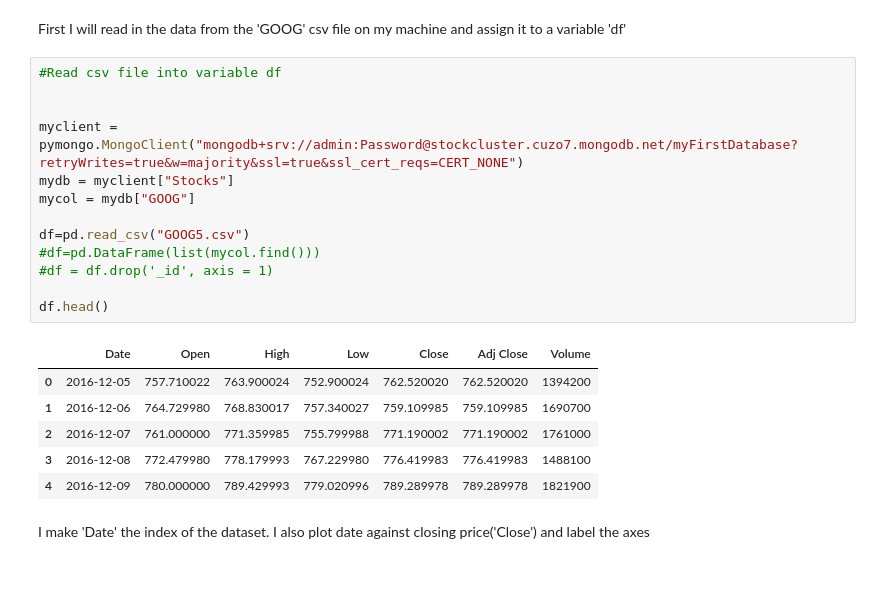
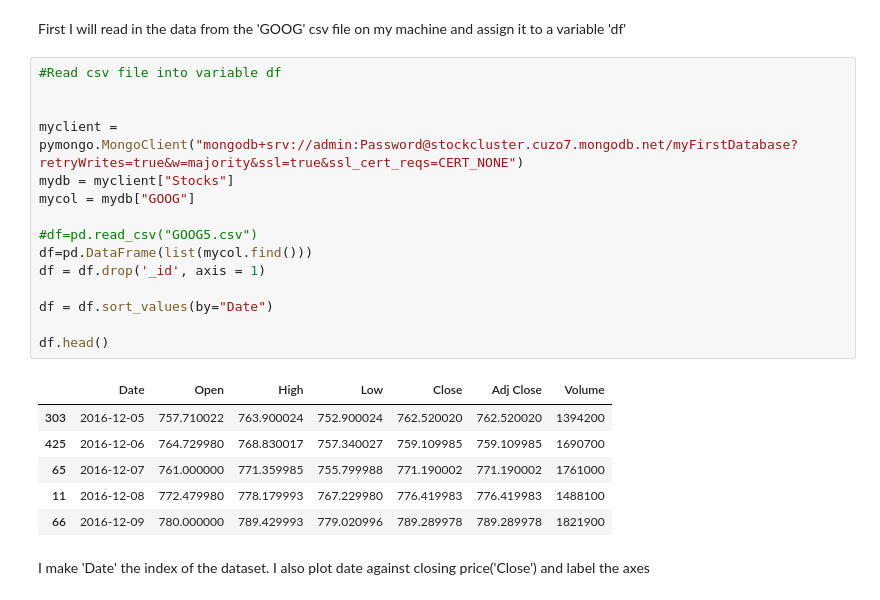
Before and after one commit to DeanMcG/4thYearProject, a Jupyter notebook: appTest.ipynb, the cells around one changed output. Drawn from its saved outputs; the diff is of its cells as text.

```diff
--- a/appTest.ipynb
+++ b/appTest.ipynb
@@ -27,23 +27,25 @@ First I will read in the data from the 'GOOG' csv file on my machine and assign
 # %%
 #Read csv file into variable df
 
 
 myclient = pymongo.MongoClient("mongodb+srv://admin:Password@stockcluster.cuzo7.mongodb.net/myFirstDatabase?retryWrites=true&w=majority&ssl=true&ssl_cert_reqs=CERT_NONE")
 mydb = myclient["Stocks"]
 mycol = mydb["GOOG"]
 
-df=pd.read_csv("GOOG5.csv")
-#df=pd.DataFrame(list(mycol.find()))
-#df = df.drop('_id', axis = 1)
+#df=pd.read_csv("GOOG5.csv")
+df=pd.DataFrame(list(mycol.find()))
+df = df.drop('_id', axis = 1)
+
+df = df.sort_values(by="Date")
 
 df.head()
 # %% [output]
 |  | Date | Open | High | Low | Close | Adj Close | Volume |
-| 0 | 2016-12-05 | 757.710022 | 763.900024 | 752.900024 | 762.520020 | 762.520020 | 1394200 |
-| 1 | 2016-12-06 | 764.729980 | 768.830017 | 757.340027 | 759.109985 | 759.109985 | 1690700 |
-| 2 | 2016-12-07 | 761.000000 | 771.359985 | 755.799988 | 771.190002 | 771.190002 | 1761000 |
-| 3 | 2016-12-08 | 772.479980 | 778.179993 | 767.229980 | 776.419983 | 776.419983 | 1488100 |
-| 4 | 2016-12-09 | 780.000000 | 789.429993 | 779.020996 | 789.289978 | 789.289978 | 1821900 |
+| 303 | 2016-12-05 | 757.710022 | 763.900024 | 752.900024 | 762.520020 | 762.520020 | 1394200 |
+| 425 | 2016-12-06 | 764.729980 | 768.830017 | 757.340027 | 759.109985 | 759.109985 | 1690700 |
+| 65 | 2016-12-07 | 761.000000 | 771.359985 | 755.799988 | 771.190002 | 771.190002 | 1761000 |
+| 11 | 2016-12-08 | 772.479980 | 778.179993 | 767.229980 | 776.419983 | 776.419983 | 1488100 |
+| 66 | 2016-12-09 | 780.000000 | 789.429993 | 779.020996 | 789.289978 | 789.289978 | 1821900 |
 # %% [markdown]
 I make 'Date' the index of the dataset. I also plot date against closing price('Close') and label the axes
 # %%
```
Also changed, not shown: parts of 3 cells of this notebook, 2 other files.
